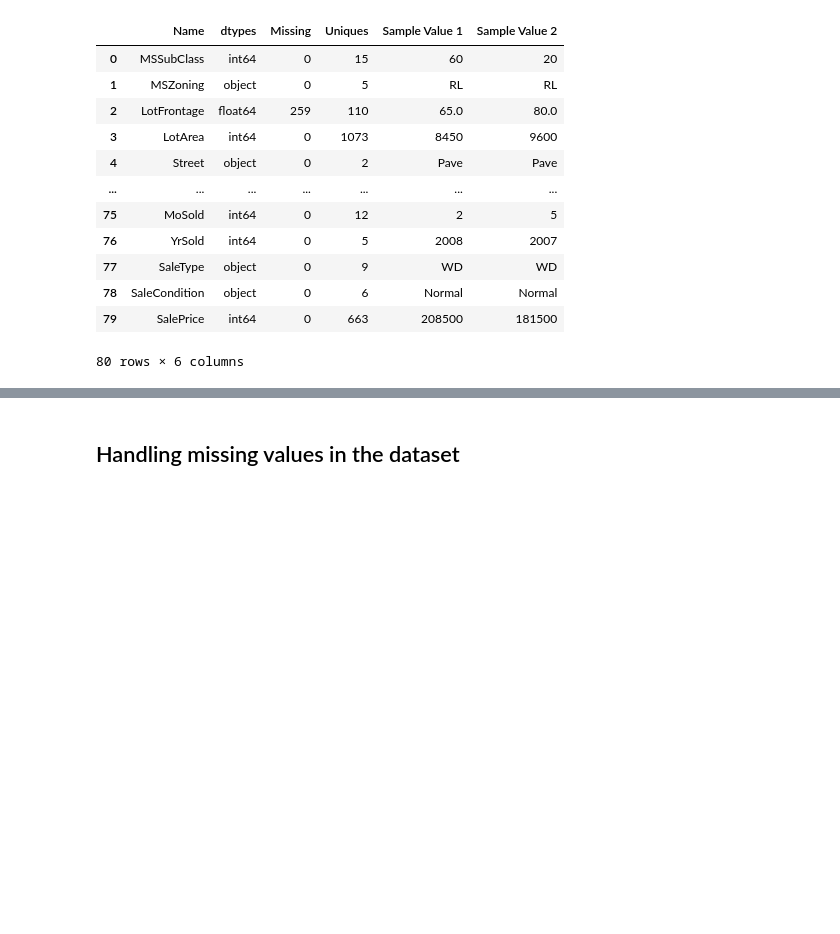
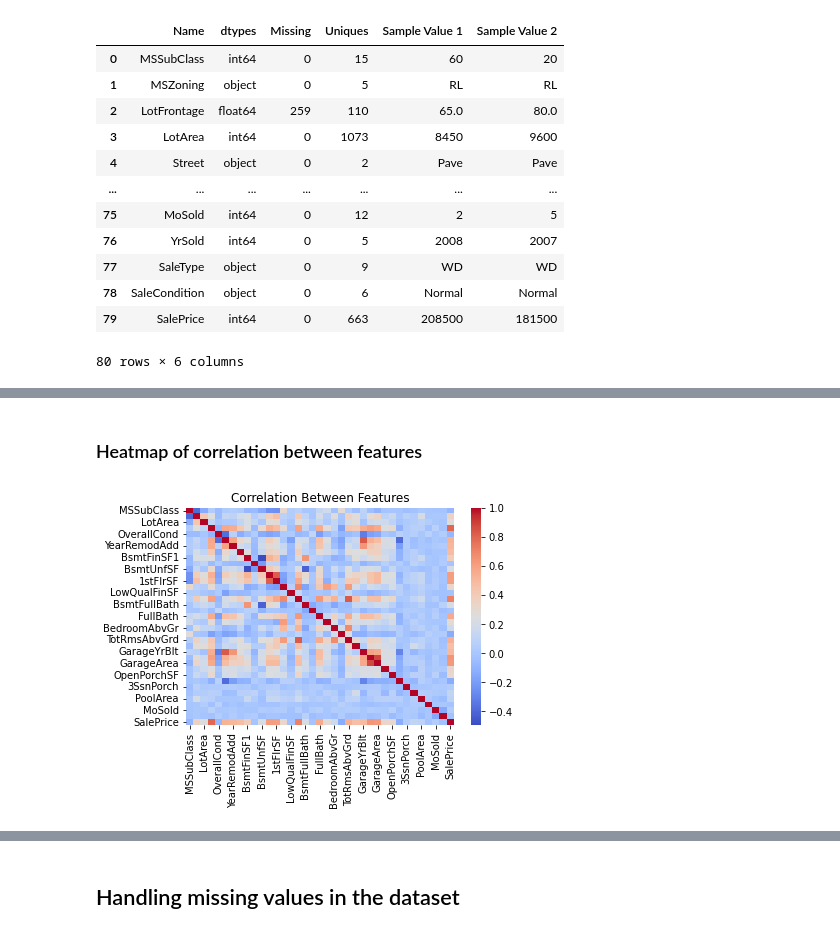
Before and after one commit to samyukthagopalsamy/DataVisualization, a Jupyter notebook: DataVisualizationUsingPython.ipynb, the cells around one changed output, grey strips where cells are left out. Saved outputs shown, nothing was run; the diff lists cells and outputs as text; code cells hidden in the pictures; blank space fills up the shorter version.

```diff
--- a/DataVisualizationUsingPython.ipynb
+++ b/DataVisualizationUsingPython.ipynb
@@ -112,0 +146,10 @@ description(dataset)
+# %% [markdown]
+### Heatmap of correlation between features
+# %%
+# Create a heatmap of correlation between features
+corr = dataset.corr()
+sns.heatmap(corr, cmap='coolwarm')
+plt.title('Correlation Between Features')
+plt.show()
+# %% [output]
+[figure, added]
```
Also changed, not shown: parts of 16 cells of this notebook.
